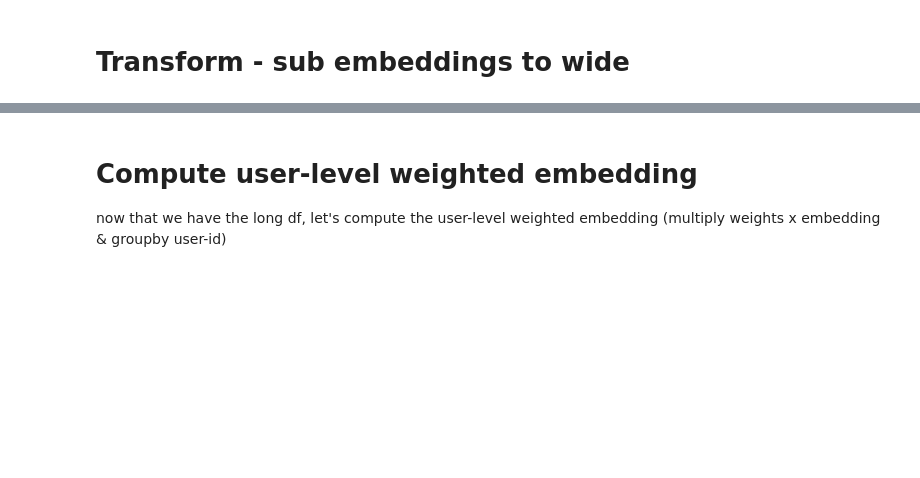
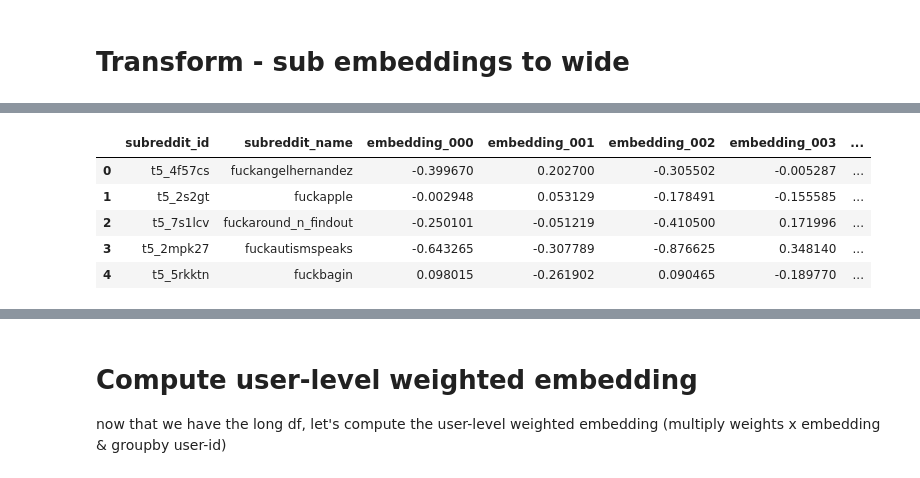
Before and after one commit to nazanin-zinouri/subclu, a Jupyter notebook: notebooks/pn_modeling/djb_01.00-2023-04-11-clean_get_user_embeddings_to_file.ipynb, the cells around one changed output, grey strips where cells are left out. Cells and saved outputs as stored; diff of their text form; code cells hidden in the pictures; blank space fills up the shorter version.

```diff
--- a/notebooks/pn_modeling/djb_01.00-2023-04-11-clean_get_user_embeddings_to_file.ipynb
+++ b/notebooks/pn_modeling/djb_01.00-2023-04-11-clean_get_user_embeddings_to_file.ipynb
@@ -874,0 +296,9 @@ Wall time: 5min 35s
+# %%
+df_sub_emb_pd.iloc[:5, :15]
+# %% [output]
+|  | subreddit_id | subreddit_name | embedding_000 | embedding_001 | embedding_002 | embedding_003 | ... |
+| 0 | t5_4f57cs | fuckangelhernandez | -0.399670 | 0.202700 | -0.305502 | -0.005287 | ... |
+| 1 | t5_2s2gt | fuckapple | -0.002948 | 0.053129 | -0.178491 | -0.155585 | ... |
+| 2 | t5_7s1lcv | fuckaround_n_findout | -0.250101 | -0.051219 | -0.410500 | 0.171996 | ... |
+| 3 | t5_2mpk27 | fuckautismspeaks | -0.643265 | -0.307789 | -0.876625 | 0.348140 | ... |
+| 4 | t5_5rkktn | fuckbagin | 0.098015 | -0.261902 | 0.090465 | -0.189770 | ... |
```
Also changed, not shown: parts of 103 cells of this notebook, 5 other files.
